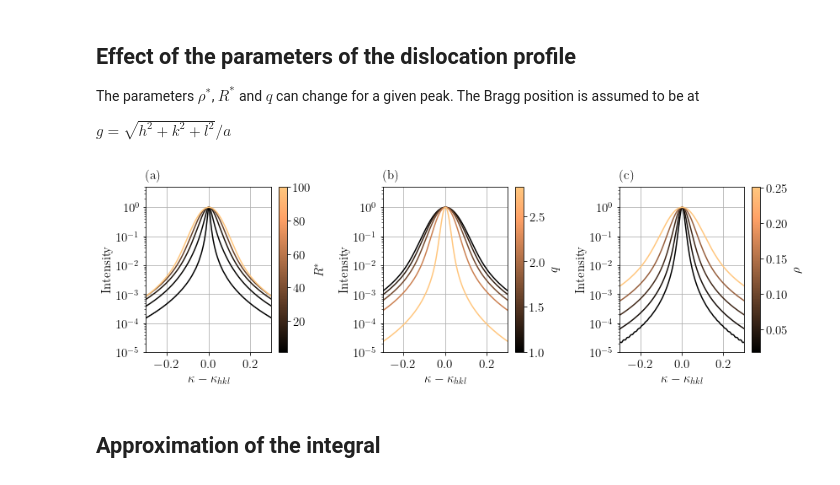
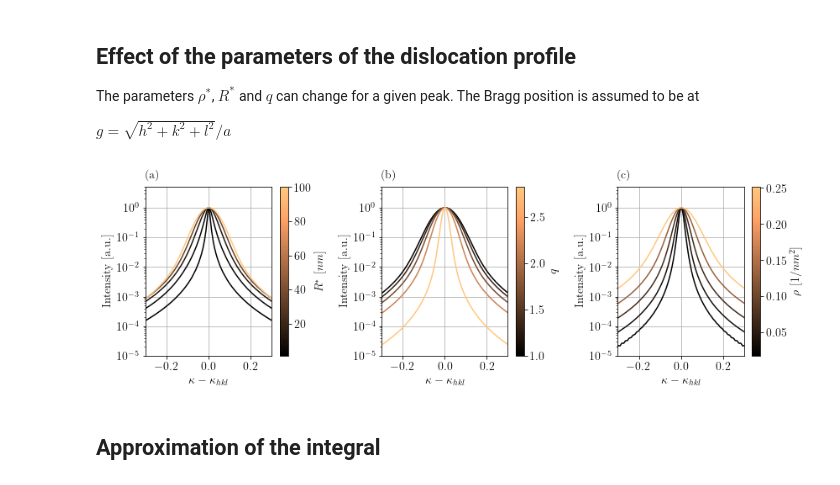
Before and after one commit to balintkaszas/DifFault, a Jupyter notebook: examples/coefficients_dislocations.ipynb, the cells around one changed output. Saved outputs shown, nothing was run; the diff lists cells and outputs as text; code cells hidden in the pictures.

```diff
--- a/examples/coefficients_dislocations.ipynb
+++ b/examples/coefficients_dislocations.ipynb
@@ -111,7 +112,7 @@ for r in rstars:
     profile = np.abs(ifftshift( ifft ( ft_dislocation, axis = 0), axes =0)) * factor
     max_value = np.max(profile)
     axes[0].semilogy(single_peak.diffraction_vectors_dimensionless, profile / max_value, '-', c=scalar_mappable_colormap.to_rgba(r))#
-plt.colorbar(scalar_mappable_colormap, ax = axes[0], label = '$R^*$')
+plt.colorbar(scalar_mappable_colormap, ax = axes[0], label = '$R^* \ [nm]$')
 
 
 ##
@@ -147,36 +148,36 @@ scalar_mappable_colormap = matplotlib.cm.ScalarMappable(cmap=colormap, norm=norm
 scalar_mappable_colormap.set_array([])
 for r in rhos:
 
     ft_dislocation = single_peak.fourier_coefficients_dislocation(np.abs(L),
                                                       r,
                                                           30,
                                                           h, k, l, g,
                                                          2)
     profile = np.abs(ifftshift( ifft ( ft_dislocation, axis =0 ), axes =0)) * factor
     max_value = np.max(profile)
     axes[2].semilogy(single_peak.diffraction_vectors_dimensionless, profile / max_value, '-', c=scalar_mappable_colormap.to_rgba(r))#
 axes[0].set_xlim(-1, 1)
 axes[1].set_xlim(-0.5, 0.5)
 axes[2].set_xlim(-0.5, 0.5)
 
-plt.colorbar(scalar_mappable_colormap, ax = axes[2], label = '$\\rho$')
+plt.colorbar(scalar_mappable_colormap, ax = axes[2], label = '$\\rho \ [1/nm^2]$')
 for a in axes:
     a.grid()
-    a.set_ylabel('Intensity')
+    a.set_ylabel('Intensity [a.u.]')
     a.set_xlabel('$\kappa-\kappa_{hkl}$')
     a.set_xlim(-0.3, 0.3)
     a.set_ylim(1e-5, 5e0)
 axes[0].text(0, 1.05, '(a)', transform=axes[0].transAxes)
 axes[1].text(0, 1.05, '(b)', transform=axes[1].transAxes)
 axes[2].text(0, 1.05, '(c)', transform=axes[2].transAxes)
 
 #axes[1].set_title('Varying $q$')
 #axes[2].set_title('Varying $\\rho$')
 
 fig.tight_layout()
 plt.savefig('Dislocation.pdf', bbox_inches='tight')
 # %% [output]
-[figure, old version]
+[figure, new version]
 # %% [markdown]
 ## Approximation of the integral
 # %% [markdown]
```
Also changed, not shown: parts of 7 cells of this notebook, 1 other file.
